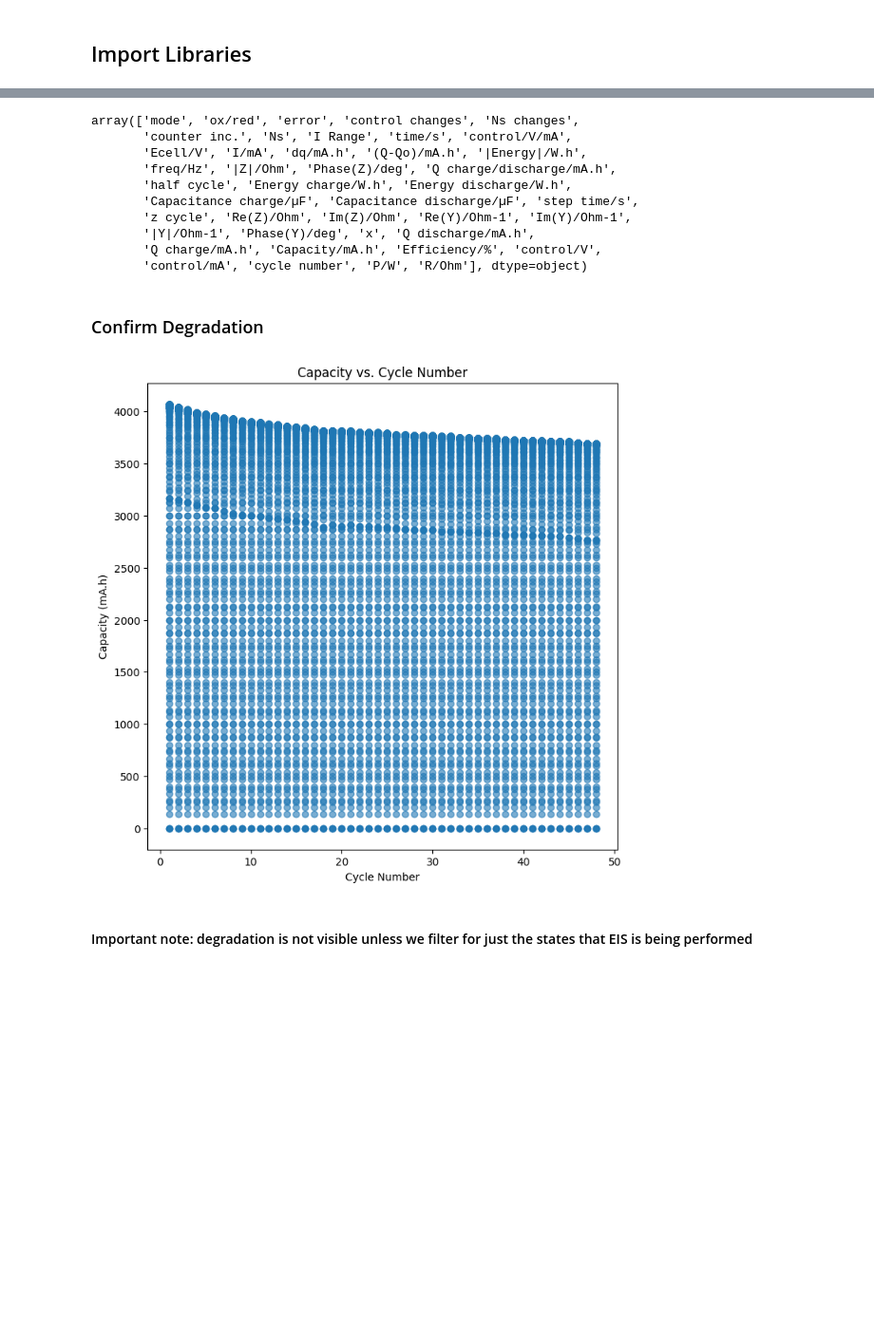
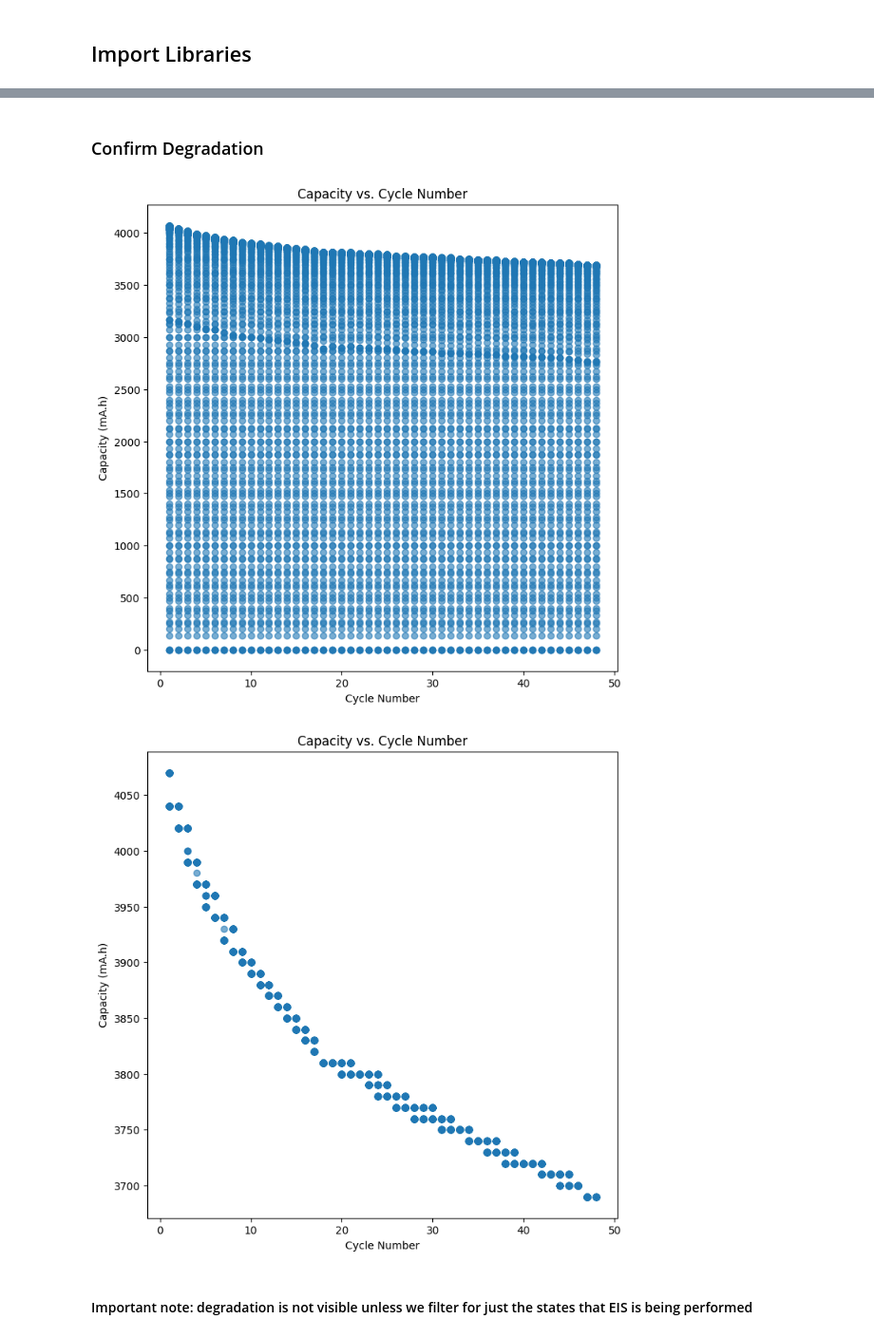
Before and after one commit to NithinJakrebet/eis-ml, a Jupyter notebook: notebooks/gradient_boosting.ipynb, the cells around one changed output, grey strips where cells are left out. Shown: that part at 95% size. Drawn from its saved outputs; the diff is of its cells as text; code cells hidden in the pictures; blank space fills up the shorter version.

```diff
--- a/notebooks/gradient_boosting.ipynb
+++ b/notebooks/gradient_boosting.ipynb
@@ -31,38 +20,14 @@ df = load_data("03-06-24", "A1.csv")
-# %%
-df = df.dropna()
-
-# fix reading column issue
-if "#NAME?" in df.columns.values : df = df.rename(columns={"#NAME?": "Im(Z)/Ohm"})
-
-# Apply filtering
-df = df.loc[(df['cycle number'] != 0)].copy()
-# df = df.loc[(df['Ns'].isin([1, 6])) & (df['cycle number'] != 0)].copy()
-# %%
-df.columns.values
-# %% [output]
-array(['mode', 'ox/red', 'error', 'control changes', 'Ns changes',
-       'counter inc.', 'Ns', 'I Range', 'time/s', 'control/V/mA',
-       'Ecell/V', 'I/mA', 'dq/mA.h', '(Q-Qo)/mA.h', '|Energy|/W.h',
-       'freq/Hz', '|Z|/Ohm', 'Phase(Z)/deg', 'Q charge/discharge/mA.h',
-       'half cycle', 'Energy charge/W.h', 'Energy discharge/W.h',
-       'Capacitance charge/µF', 'Capacitance discharge/µF', 'step time/s',
-       'z cycle', 'Re(Z)/Ohm', 'Im(Z)/Ohm', 'Re(Y)/Ohm-1', 'Im(Y)/Ohm-1',
-       '|Y|/Ohm-1', 'Phase(Y)/deg', 'x', 'Q discharge/mA.h',
-       'Q charge/mA.h', 'Capacity/mA.h', 'Efficiency/%', 'control/V',
-       'control/mA', 'cycle number', 'P/W', 'R/Ohm'], dtype=object)
 # %%
 capacity = df['Capacity/mA.h']
 cycle_number = df['cycle number']
 # %% [markdown]
 ### Confirm Degradation
-# %%
-plt.figure(figsize=(8, 8))
-plt.scatter(cycle_number, capacity, alpha=0.6)
-plt.xlabel('Cycle Number')
-plt.ylabel('Capacity (mA.h)')
-plt.title('Capacity vs. Cycle Number')
-plt.show()
-# %% [output]
-[figure, removed]
+# %%
+from plot_degradation import plot_degradation
+
+plot_degradation(df)
+# %% [output]
+[figure, added]
+[figure, added]
 # %% [markdown]
 #### Important note: degradation is not visible unless we filter for just the states that EIS is being performed
```
Also changed, not shown: parts of 43 cells of this notebook, 4 other files.
